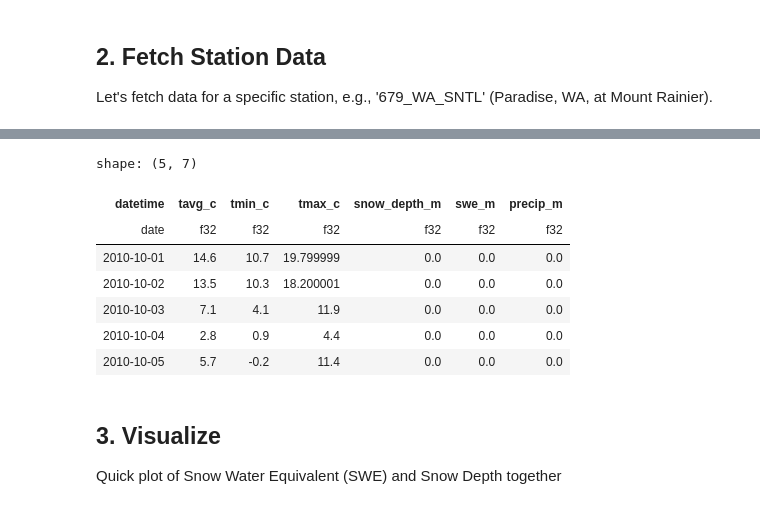
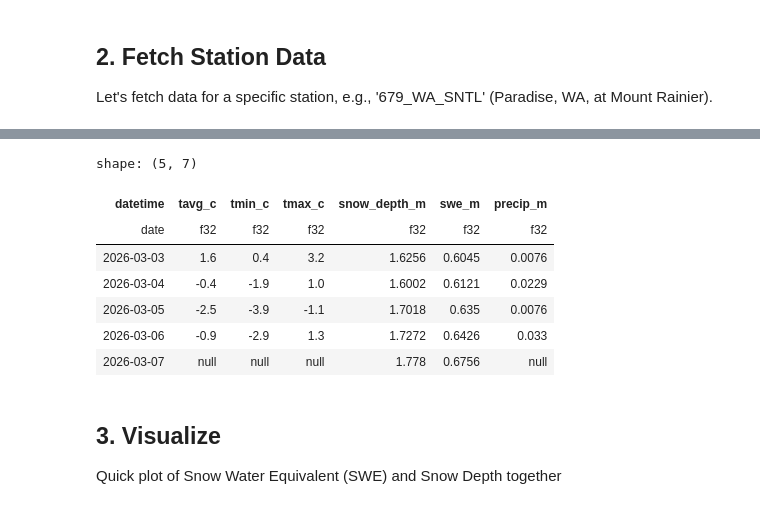
Before and after one commit to elliott-ruebush/snotel_lib, a Jupyter notebook: notebooks/snotel_demo.ipynb, the cells around one changed output, grey strips where cells are left out. Saved outputs shown, nothing was run; the diff lists cells and outputs as text; code cells hidden in the pictures.

```diff
--- a/notebooks/snotel_demo.ipynb
+++ b/notebooks/snotel_demo.ipynb
@@ -38,5 +38,5 @@ Let's fetch data for a specific station, e.g., '679_WA_SNTL' (Paradise, WA, at M
 # %%
 today_str = dt.datetime.now().strftime("%Y-%m-%d")
 df = client.get_station_data("679_WA_SNTL", start_date="2010-10-01", end_date=today_str)
-df.head()
+df.tail()
 # %% [output]
@@ -47,11 +45,11 @@ INFO:snotel_lib.client:Data retrieval for 679_WA_SNTL took 0.43s (cache miss, 56
 shape: (5, 7)
 | datetime | tavg_c | tmin_c | tmax_c | snow_depth_m | swe_m | precip_m |
 | date | f32 | f32 | f32 | f32 | f32 | f32 |
-| 2010-10-01 | 14.6 | 10.7 | 19.799999 | 0.0 | 0.0 | 0.0 |
-| 2010-10-02 | 13.5 | 10.3 | 18.200001 | 0.0 | 0.0 | 0.0 |
-| 2010-10-03 | 7.1 | 4.1 | 11.9 | 0.0 | 0.0 | 0.0 |
-| 2010-10-04 | 2.8 | 0.9 | 4.4 | 0.0 | 0.0 | 0.0 |
-| 2010-10-05 | 5.7 | -0.2 | 11.4 | 0.0 | 0.0 | 0.0 |
+| 2026-03-03 | 1.6 | 0.4 | 3.2 | 1.6256 | 0.6045 | 0.0076 |
+| 2026-03-04 | -0.4 | -1.9 | 1.0 | 1.6002 | 0.6121 | 0.0229 |
+| 2026-03-05 | -2.5 | -3.9 | -1.1 | 1.7018 | 0.635 | 0.0076 |
+| 2026-03-06 | -0.9 | -2.9 | 1.3 | 1.7272 | 0.6426 | 0.033 |
+| 2026-03-07 | null | null | null | 1.778 | 0.6756 | null |
 # %% [markdown]
 ## 3. Visualize
 Quick plot of Snow Water Equivalent (SWE) and Snow Depth together
```
Also changed, not shown: parts of 2 cells of this notebook, 9 other files.
